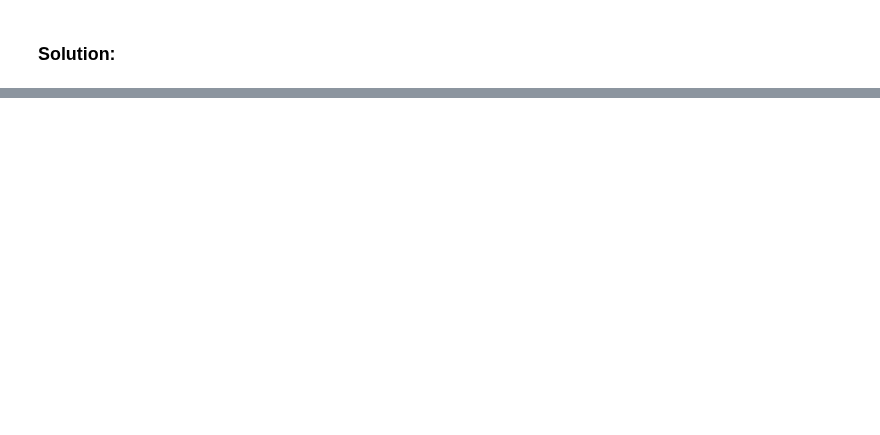
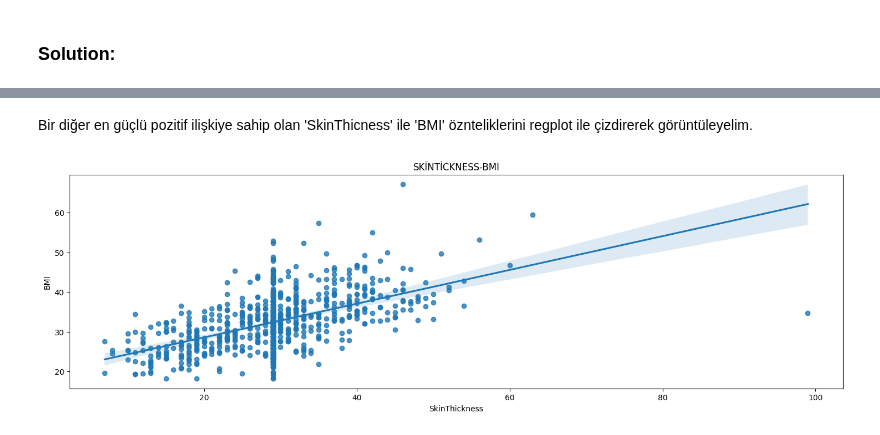
Before and after one commit to SeherKumsar/Ada-Lovelace-Veri-Bilimi-Akademisi, a Jupyter notebook: exercises/week-3-exercise.ipynb, the cells around one changed output, grey strips where cells are left out. Saved outputs shown, nothing was run; the diff lists cells and outputs as text; code cells hidden in the pictures; blank space fills up the shorter version.

```diff
--- a/exercises/week-3-exercise.ipynb
+++ b/exercises/week-3-exercise.ipynb
@@ -38,0 +325,9 @@
+# %% [markdown]
+Bir diğer en güçlü pozitif ilişkiye sahip olan 'SkinThicness' ile 'BMI' öznteliklerini regplot ile çizdirerek görüntüleyelim.
+# %%
+plt.figure(figsize=(18,5))
+sns.regplot( x='SkinThickness', y='BMI',data=df_yeni)
+plt.title('SKİNTİCKNESS-BMI')
+plt.show()
+# %% [output]
+[figure, added]
```
Also changed, not shown: parts of 68 cells of this notebook, 2 other files.
